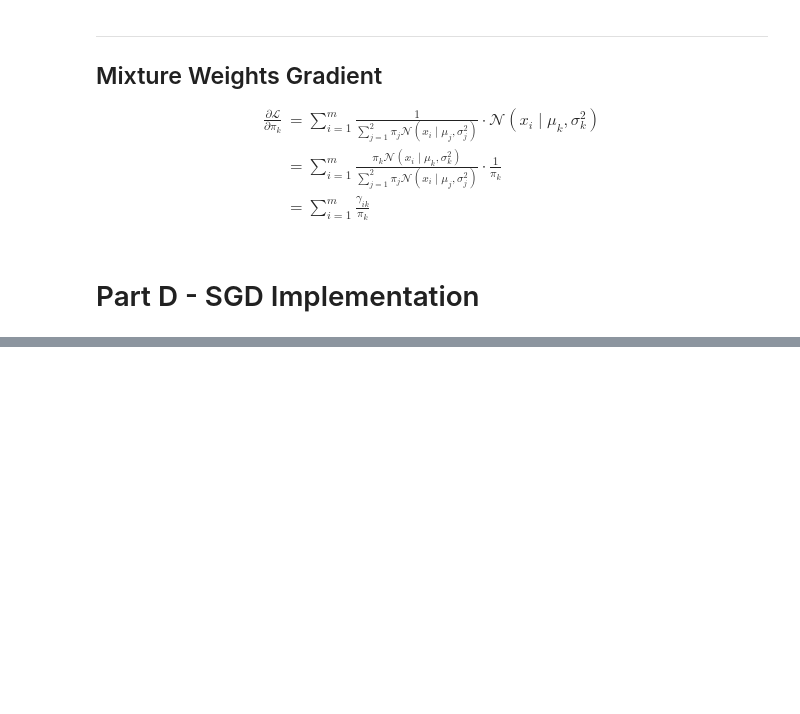
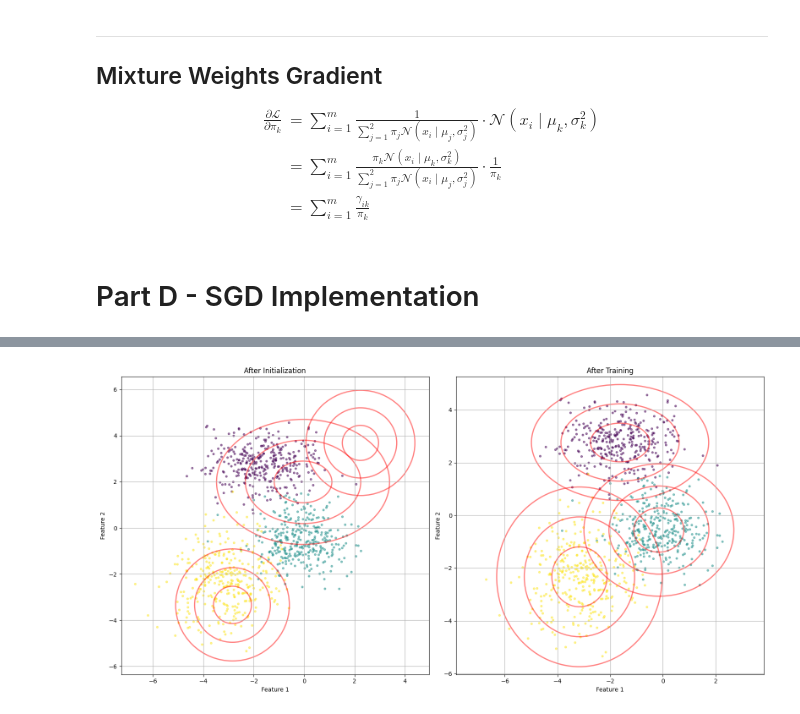
Before and after one commit to TesseractTerrorizer03/GraphRag, a Jupyter notebook: assignments/assignment-1/assignment-1.ipynb, the cells around one changed output, grey strips where cells are left out. Drawn from its saved outputs; the diff is of its cells as text; code cells hidden in the pictures; blank space fills up the shorter version.

```diff
--- a/assignments/assignment-1/assignment-1.ipynb
+++ b/assignments/assignment-1/assignment-1.ipynb
@@ -261,0 +284,38 @@ Updated weights:
+# %%
+import matplotlib.pyplot as plt
+
+def plot_gmm(X,y, means, covariances, ax,title='GMM Fit'):
+    ax.scatter(X[:, 0], X[:, 1],c=y, cmap='viridis', s=10, alpha=0.5)
+    colors =['red', 'green', 'blue']
+
+    for mean, cov in zip(means, covariances):
+        eigvals, eigvecs = np.linalg.eigh(cov)
+        order = eigvals.argsort()[::-1]
+        eigvals, eigvecs = eigvals[order], eigvecs[:, order]
+
+        angle = np.arctan2(eigvecs[1, 0], eigvecs[0, 0])
+        angle = np.degrees(angle)
+
+        for nsig in range(1, 4):
+            width, height = 2 * nsig * np.sqrt(eigvals)
+            ellipse = plt.matplotlib.patches.Ellipse(
+                mean, width, height, angle=angle, edgecolor='red', facecolor='none', lw=2, alpha=0.5
+            )
+            ax.add_patch(ellipse)
+
+    ax.set_title(title)
+    ax.set_xlabel('Feature 1')
+    ax.set_ylabel('Feature 2')
+    ax.grid()
+    plt.axis('equal')
+
+# plt.figure(figsize=(8, 6))
+fig, axes = plt.subplots(1, 2, figsize=(16, 8))
+ax = plt.gca()
+covariances = [np.diag(np.exp(log_var)) for log_var in log_vars]
+plot_gmm(X,y, means_init, covariances_init, axes[0],"After Initialization")
+plot_gmm(X,y, means, covariances, axes[1], "After Training")
+plt.tight_layout()
+plt.show()
+# %% [output]
+[figure, added]
```
Also changed, not shown: parts of 4 cells of this notebook.
